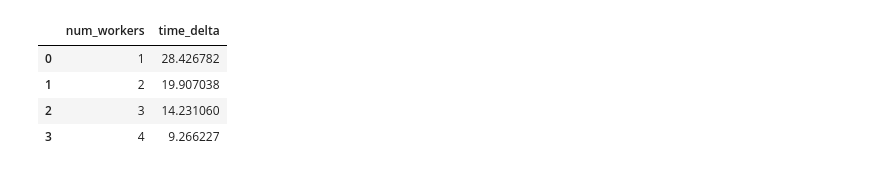
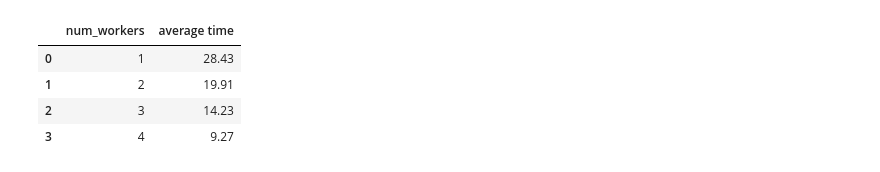
Before and after one commit to jovsa/evolution-strategies-exploration, a Jupyter notebook: notebooks/Analyzing Times of Runs by Number of Workers.ipynb, the cells around one changed output. Cells and saved outputs as stored; diff of their text form; code cells hidden in the pictures.

```diff
--- a/notebooks/Analyzing Times of Runs by Number of Workers.ipynb
+++ b/notebooks/Analyzing Times of Runs by Number of Workers.ipynb
@@ -44,8 +44,11 @@ plt.show()
-# %%
-all_results.groupby(['num_workers'])['time_delta'].mean().reset_index()
-# %% [output]
-|  | num_workers | time_delta |
-| 0 | 1 | 28.426782 |
-| 1 | 2 | 19.907038 |
-| 2 | 3 | 14.231060 |
-| 3 | 4 | 9.266227 |
+# %%
+pretty_results = all_results.groupby(['num_workers'])['time_delta'].mean().reset_index()
+pretty_results['time_delta'] = pretty_results.apply(lambda x: round(x['time_delta'], 2), axis=1)
+pretty_results.columns = ['num_workers', 'average time']
+pretty_results
+# %% [output]
+|  | num_workers | average time |
+| 0 | 1 | 28.43 |
+| 1 | 2 | 19.91 |
+| 2 | 3 | 14.23 |
+| 3 | 4 | 9.27 |
```
Also changed, not shown: parts of 2 cells of this notebook, 2 other files.
